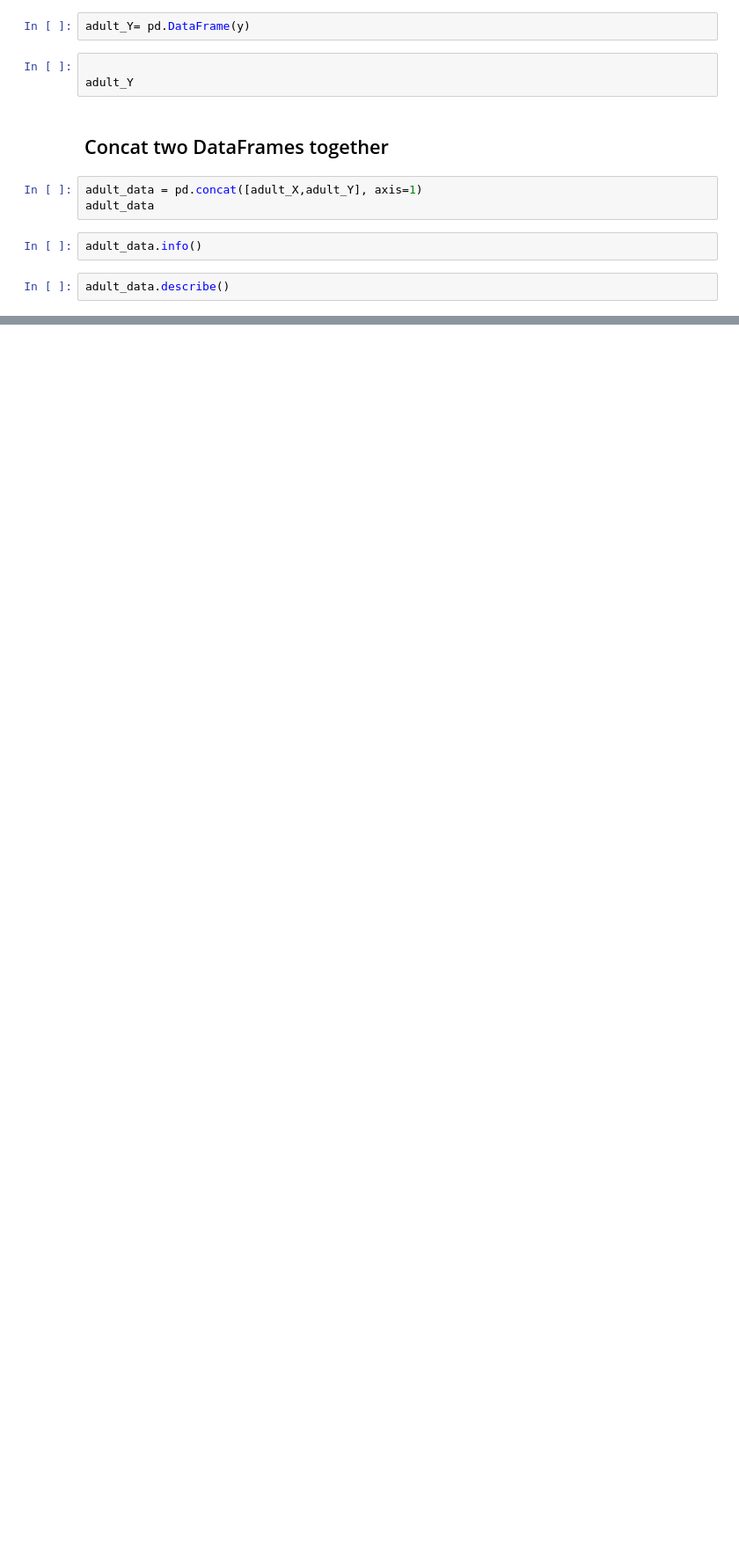
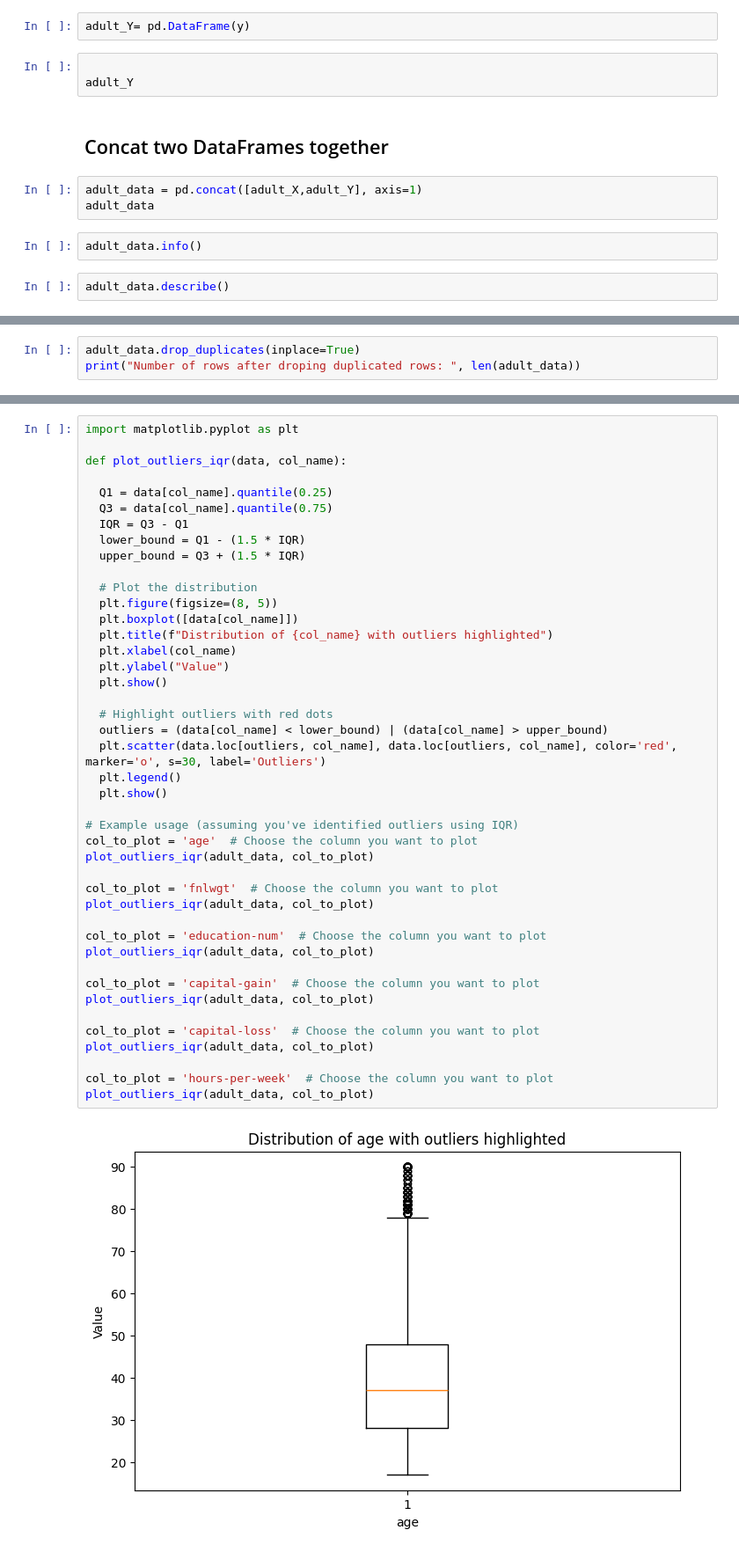
Before and after one commit to RaviWella/ML_CW, a Jupyter notebook: Income_Prediction.ipynb, the cells around one changed output, grey strips where cells are left out. Shown at 88% size. Cells and saved outputs as stored; diff of their text form; blank space fills up the shorter version.

Commit message:
cleaned duplicates and outliers

```diff
--- a/Income_Prediction.ipynb
+++ b/Income_Prediction.ipynb
@@ -44,0 +64,3 @@ adult_data.describe()
+# %%
+adult_data.drop_duplicates(inplace=True)
+print("Number of rows after droping duplicated rows: ", len(adult_data))
@@ -44,0 +122,45 @@ adult_data.describe()
+# %%
+import matplotlib.pyplot as plt
+
+def plot_outliers_iqr(data, col_name):
+
+  Q1 = data[col_name].quantile(0.25)
+  Q3 = data[col_name].quantile(0.75)
+  IQR = Q3 - Q1
+  lower_bound = Q1 - (1.5 * IQR)
+  upper_bound = Q3 + (1.5 * IQR)
+
+  # Plot the distribution
+  plt.figure(figsize=(8, 5))
+  plt.boxplot([data[col_name]])
+  plt.title(f"Distribution of {col_name} with outliers highlighted")
+  plt.xlabel(col_name)
+  plt.ylabel("Value")
+  plt.show()
+
+  # Highlight outliers with red dots
+  outliers = (data[col_name] < lower_bound) | (data[col_name] > upper_bound)
+  plt.scatter(data.loc[outliers, col_name], data.loc[outliers, col_name], color='red', marker='o', s=30, label='Outliers')
+  plt.legend()
+  plt.show()
+
+# Example usage (assuming you've identified outliers using IQR)
+col_to_plot = 'age'  # Choose the column you want to plot
+plot_outliers_iqr(adult_data, col_to_plot)
+
+col_to_plot = 'fnlwgt'  # Choose the column you want to plot
+plot_outliers_iqr(adult_data, col_to_plot)
+
+col_to_plot = 'education-num'  # Choose the column you want to plot
+plot_outliers_iqr(adult_data, col_to_plot)
+
+col_to_plot = 'capital-gain'  # Choose the column you want to plot
+plot_outliers_iqr(adult_data, col_to_plot)
+
+col_to_plot = 'capital-loss'  # Choose the column you want to plot
+plot_outliers_iqr(adult_data, col_to_plot)
+
+col_to_plot = 'hours-per-week'  # Choose the column you want to plot
+plot_outliers_iqr(adult_data, col_to_plot)
+# %% [output]
+[figure, added]
```
Also changed, not shown: parts of 9 cells of this notebook.
